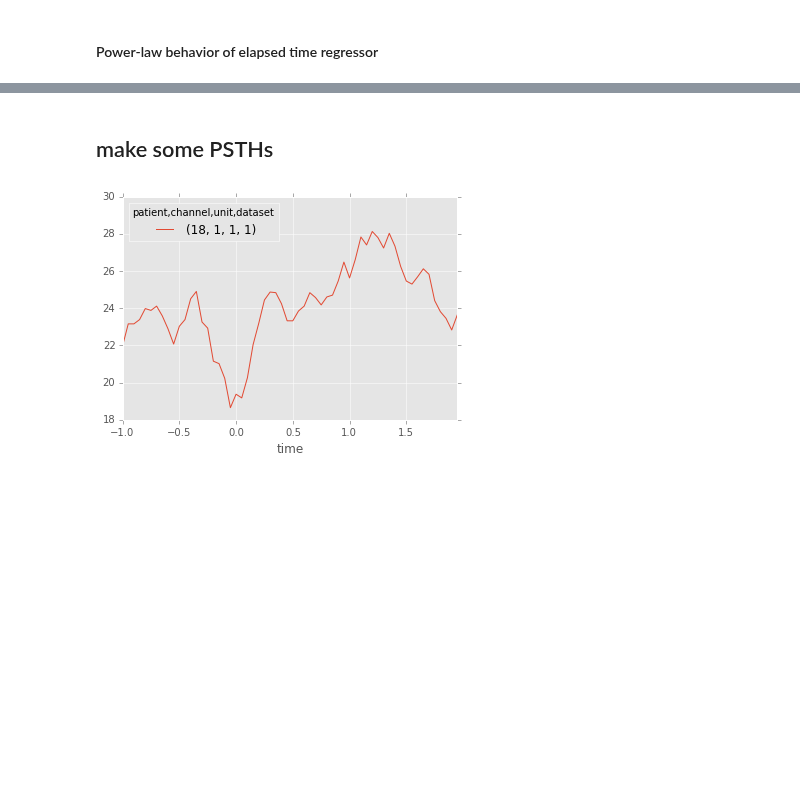
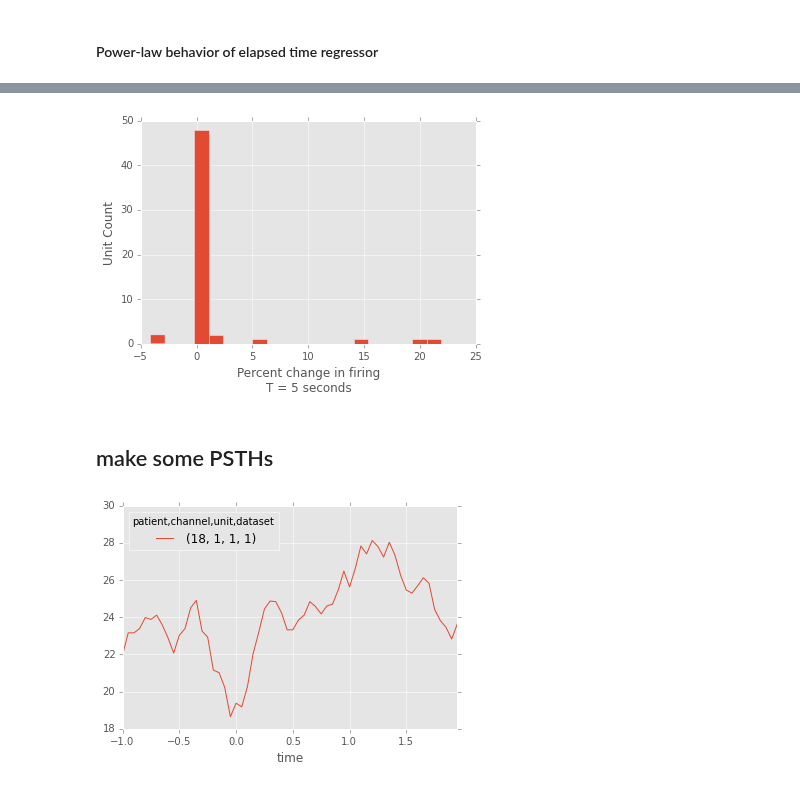
Before and after one commit to jmxpearson/hephys, a Jupyter notebook: bartc/spike_analysis_scratch.ipynb, the cells around one changed output, grey strips where cells are left out. Cells and saved outputs as stored; diff of their text form; code cells hidden in the pictures; blank space fills up the shorter version.

```diff
--- a/bartc/spike_analysis_scratch.ipynb
+++ b/bartc/spike_analysis_scratch.ipynb
@@ -166,3 +195,13 @@ plt.ylabel('Unit Count');
+# %%
+et_eff = effects['elapsed_time']
+eff_powers = np.log(et_eff/100 + 1)  # actual beta from the regression
+T = 5  # rough order of magnitude of inflate time (seconds)
+eff_sizes = 100 * ((T + 1) ** eff_powers - 1)
+eff_sizes.plot(kind='hist', bins=20);
+plt.xlabel('Percent change in firing\nT = {} seconds'.format(T));
+plt.ylabel('Unit Count');
+# %% [output]
+[figure, added]
 # %% [markdown]
 ## make some PSTHs
 # %%
```
Also changed, not shown: parts of 9 cells of this notebook.
